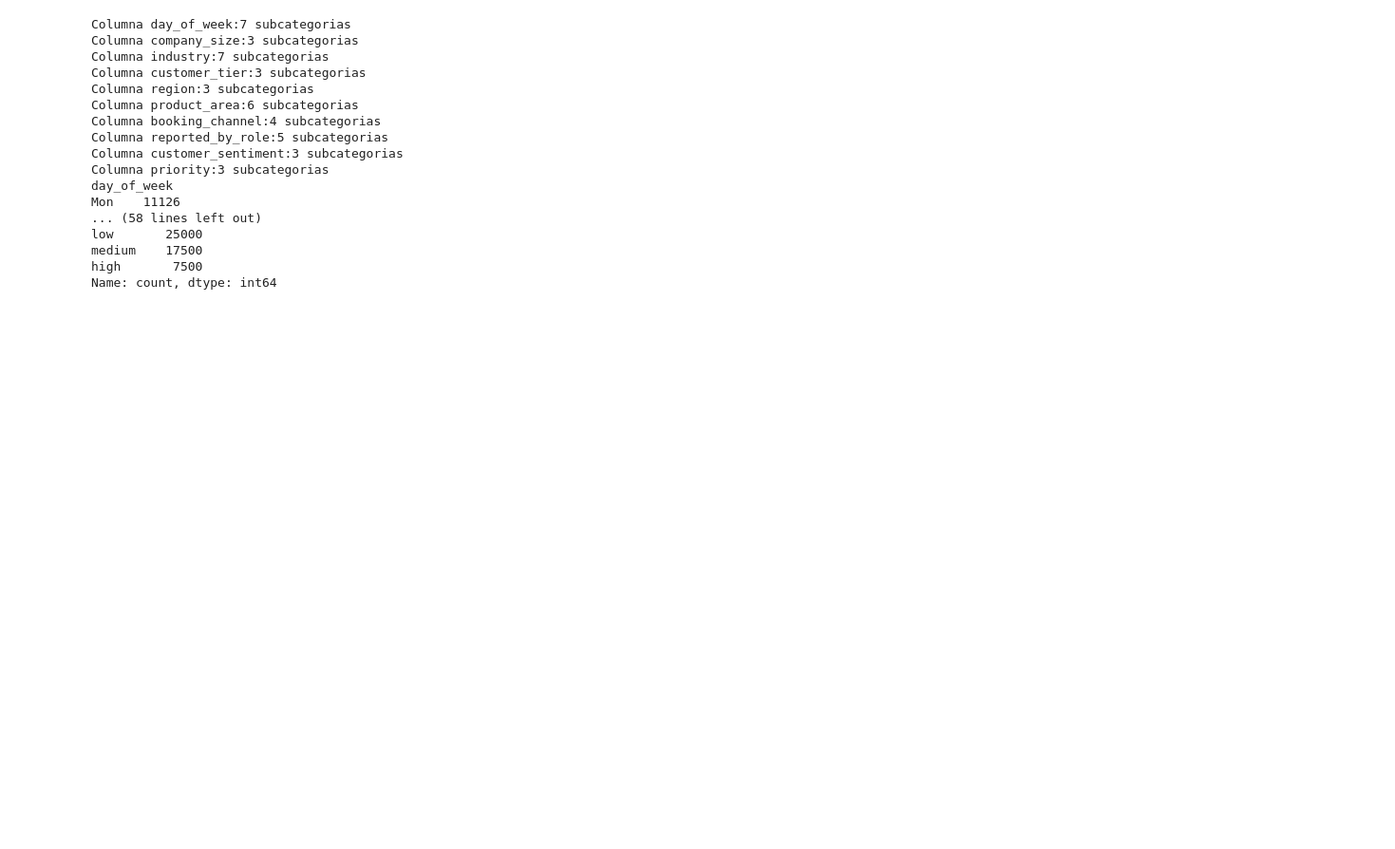
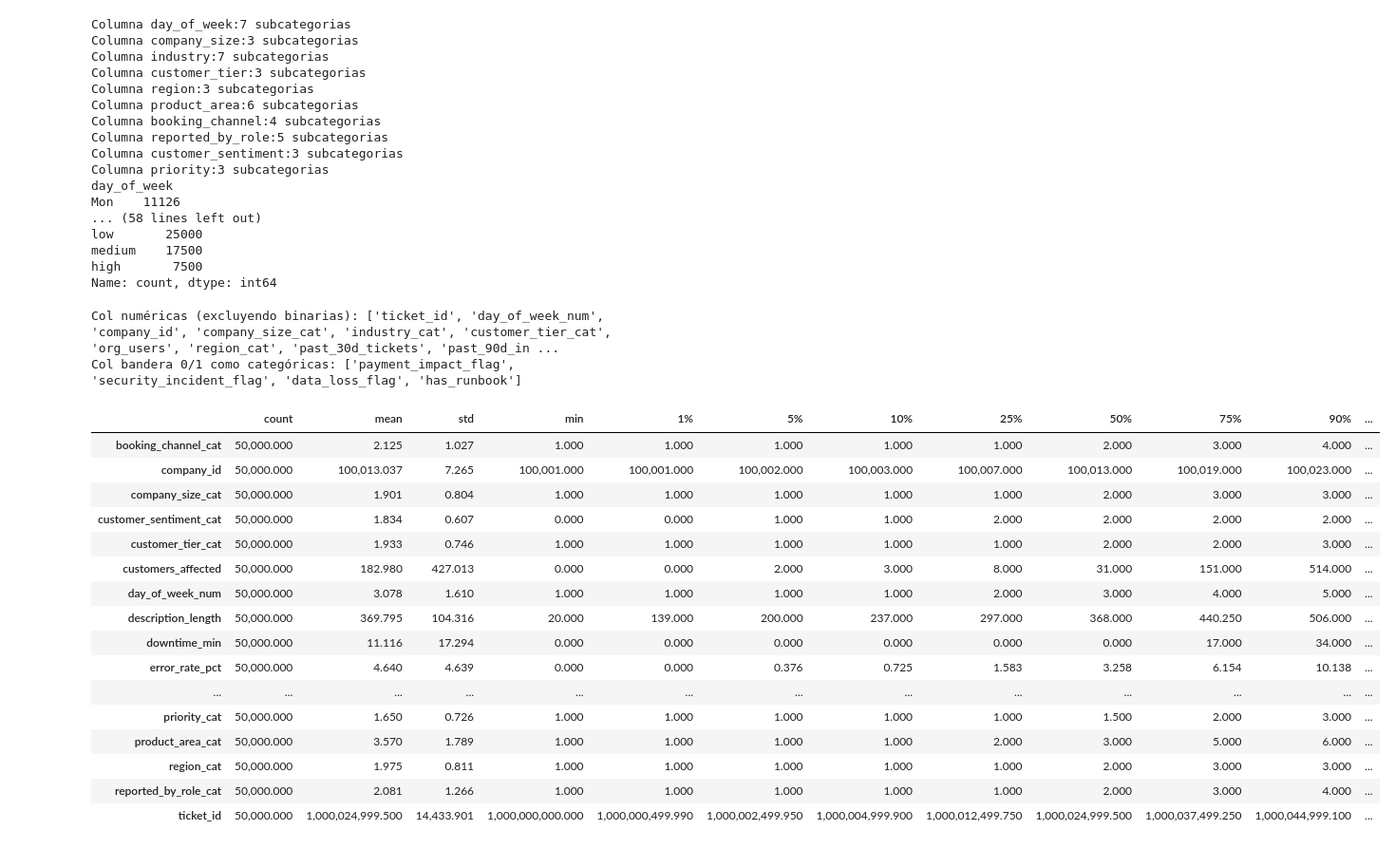
Before and after one commit to mmcuervo/ExamMLcategorias, a Jupyter notebook: 01_eda.ipynb, the cells around one changed output. Shown at 95% size. Drawn from its saved outputs; the diff is of its cells as text; code cells hidden in the pictures; blank space fills up the shorter version.

```diff
--- a/01_eda.ipynb
+++ b/01_eda.ipynb
@@ -76,3 +76,44 @@ low       25000
 medium    17500
 high       7500
 Name: count, dtype: int64
+# %%
+sns.set_theme(context="notebook", style="whitegrid")
+pd.set_option("display.float_format", lambda x: f"{x:,.3f}")
+
+#Creamos una copia y trabajams sobre ella
+df0=df.copy()
+# %%
+#2 Identificar columnas numéricas y separar banderas (0/1) para tratarlas luego como categóricas
+num_cols_raw = df0.select_dtypes(include=np.number).columns.tolist()
+binary_as_cat = [col for col in num_cols_raw if df0[col].isin([0, 1]).all()]
+num_cols = [col for col in num_cols_raw if col not in binary_as_cat]
+# %%
+#3 Reporte rápido de qué quedó en cada grupo
+print(f"Col numéricas (excluyendo binarias): {num_cols}")
+print(f"Col bandera 0/1 como categóricas: {binary_as_cat}")
+# %% [output]
+Col numéricas (excluyendo binarias): ['ticket_id', 'day_of_week_num', 'company_id', 'company_size_cat', 'industry_cat', 'customer_tier_cat', 'org_users', 'region_cat', 'past_30d_tickets', 'past_90d_in ...
+Col bandera 0/1 como categóricas: ['payment_impact_flag', 'security_incident_flag', 'data_loss_flag', 'has_runbook']
+# %%
+#4 Descriptivos con percentiles finos para detectar colas y outliers
+if num_cols:
+  desc=df0[num_cols].describe(percentiles=[0.01, 0.05, 0.1, 0.25, 0.5, 0.75, 0.9, 0.95, 0.99]).T
+  display(desc.sort_index())
+# %% [output]
+|  | count | mean | std | min | 1% | 5% | 10% | 25% | 50% | 75% | 90% | ... |
+| booking_channel_cat | 50,000.000 | 2.125 | 1.027 | 1.000 | 1.000 | 1.000 | 1.000 | 1.000 | 2.000 | 3.000 | 4.000 | ... |
+| company_id | 50,000.000 | 100,013.037 | 7.265 | 100,001.000 | 100,001.000 | 100,002.000 | 100,003.000 | 100,007.000 | 100,013.000 | 100,019.000 | 100,023.000 | ... |
+| company_size_cat | 50,000.000 | 1.901 | 0.804 | 1.000 | 1.000 | 1.000 | 1.000 | 1.000 | 2.000 | 3.000 | 3.000 | ... |
+| customer_sentiment_cat | 50,000.000 | 1.834 | 0.607 | 0.000 | 0.000 | 1.000 | 1.000 | 2.000 | 2.000 | 2.000 | 2.000 | ... |
+| customer_tier_cat | 50,000.000 | 1.933 | 0.746 | 1.000 | 1.000 | 1.000 | 1.000 | 1.000 | 2.000 | 2.000 | 3.000 | ... |
+| customers_affected | 50,000.000 | 182.980 | 427.013 | 0.000 | 0.000 | 2.000 | 3.000 | 8.000 | 31.000 | 151.000 | 514.000 | ... |
+| day_of_week_num | 50,000.000 | 3.078 | 1.610 | 1.000 | 1.000 | 1.000 | 1.000 | 2.000 | 3.000 | 4.000 | 5.000 | ... |
+| description_length | 50,000.000 | 369.795 | 104.316 | 20.000 | 139.000 | 200.000 | 237.000 | 297.000 | 368.000 | 440.250 | 506.000 | ... |
+| downtime_min | 50,000.000 | 11.116 | 17.294 | 0.000 | 0.000 | 0.000 | 0.000 | 0.000 | 0.000 | 17.000 | 34.000 | ... |
+| error_rate_pct | 50,000.000 | 4.640 | 4.639 | 0.000 | 0.000 | 0.376 | 0.725 | 1.583 | 3.258 | 6.154 | 10.138 | ... |
+| ... | ... | ... | ... | ... | ... | ... | ... | ... | ... | ... | ... | ... |
+| priority_cat | 50,000.000 | 1.650 | 0.726 | 1.000 | 1.000 | 1.000 | 1.000 | 1.000 | 1.500 | 2.000 | 3.000 | ... |
+| product_area_cat | 50,000.000 | 3.570 | 1.789 | 1.000 | 1.000 | 1.000 | 1.000 | 2.000 | 3.000 | 5.000 | 6.000 | ... |
+| region_cat | 50,000.000 | 1.975 | 0.811 | 1.000 | 1.000 | 1.000 | 1.000 | 1.000 | 2.000 | 3.000 | 3.000 | ... |
+| reported_by_role_cat | 50,000.000 | 2.081 | 1.266 | 1.000 | 1.000 | 1.000 | 1.000 | 1.000 | 2.000 | 3.000 | 4.000 | ... |
+| ticket_id | 50,000.000 | 1,000,024,999.500 | 14,433.901 | 1,000,000,000.000 | 1,000,000,499.990 | 1,000,002,499.950 | 1,000,004,999.900 | 1,000,012,499.750 | 1,000,024,999.500 | 1,000,037,499.250 | 1,000,044,999.100 | ... |
```
